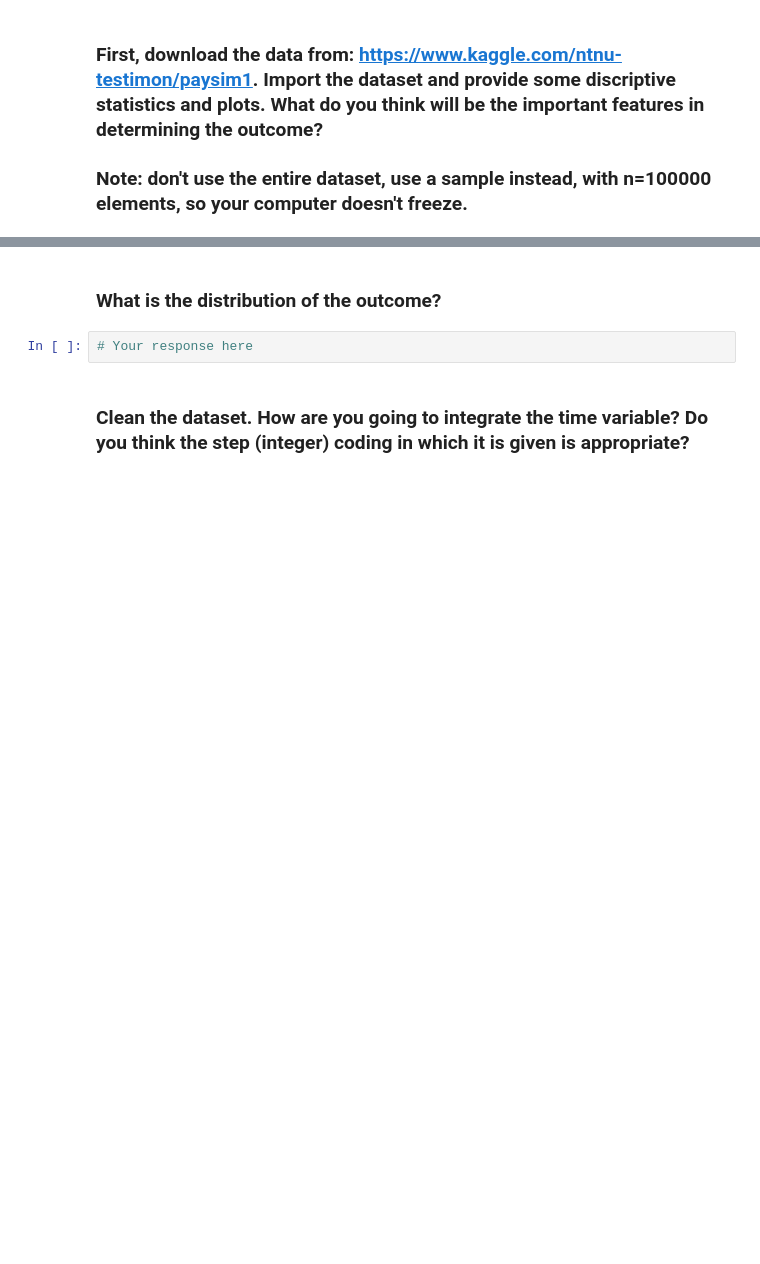
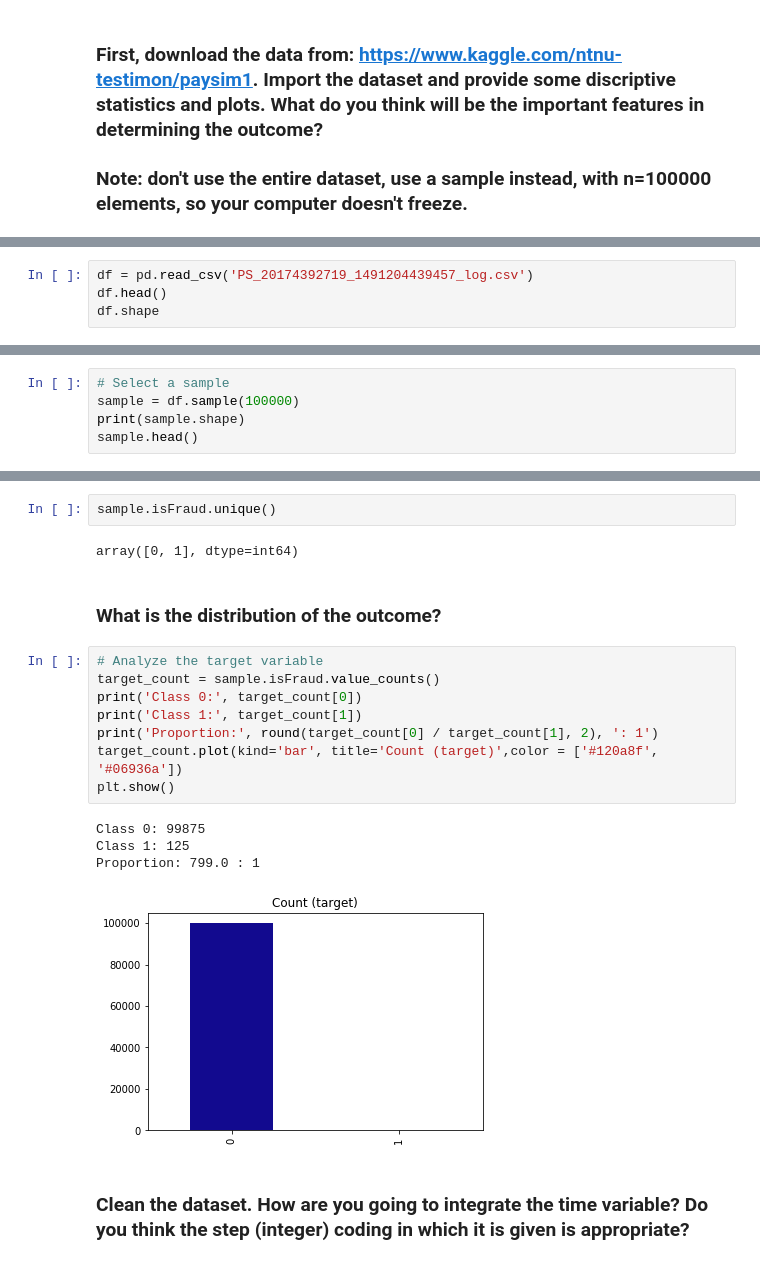
Before and after one commit to ta-data-lis/lab-imbalance, a Jupyter notebook: your-code/lab_imbalance.ipynb, the cells around one changed output, grey strips where cells are left out. Saved outputs shown, nothing was run; the diff lists cells and outputs as text; blank space fills up the shorter version.

```diff
--- a/your-code/lab_imbalance.ipynb
+++ b/your-code/lab_imbalance.ipynb
@@ -13,0 +20,4 @@ Like we disussed in class, when we have noisy data, if we are not careful, we ca
+# %%
+df = pd.read_csv('PS_20174392719_1491204439457_log.csv')
+df.head()
+df.shape
@@ -13,0 +26,5 @@ Like we disussed in class, when we have noisy data, if we are not careful, we ca
+# %%
+# Select a sample
+sample = df.sample(100000)
+print(sample.shape)
+sample.head()
@@ -14,6 +75,21 @@ Like we disussed in class, when we have noisy data, if we are not careful, we ca
+# %%
+sample.isFraud.unique()
+# %% [output]
+array([0, 1], dtype=int64)
 # %% [markdown]
 ### What is the distribution of the outcome?
-# %%
-# Your response here
+# %%
+# Analyze the target variable
+target_count = sample.isFraud.value_counts()
+print('Class 0:', target_count[0])
+print('Class 1:', target_count[1])
+print('Proportion:', round(target_count[0] / target_count[1], 2), ': 1')
+target_count.plot(kind='bar', title='Count (target)',color = ['#120a8f', '#06936a'])
+plt.show()
+# %% [output]
+Class 0: 99875
+Class 1: 125
+Proportion: 799.0 : 1
+[figure, added]
 # %% [markdown]
 ### Clean the dataset. How are you going to integrate the time variable? Do you think the step (integer) coding in which it is given is appropriate?
```
Also changed, not shown: parts of 34 cells of this notebook, 1 other file.
